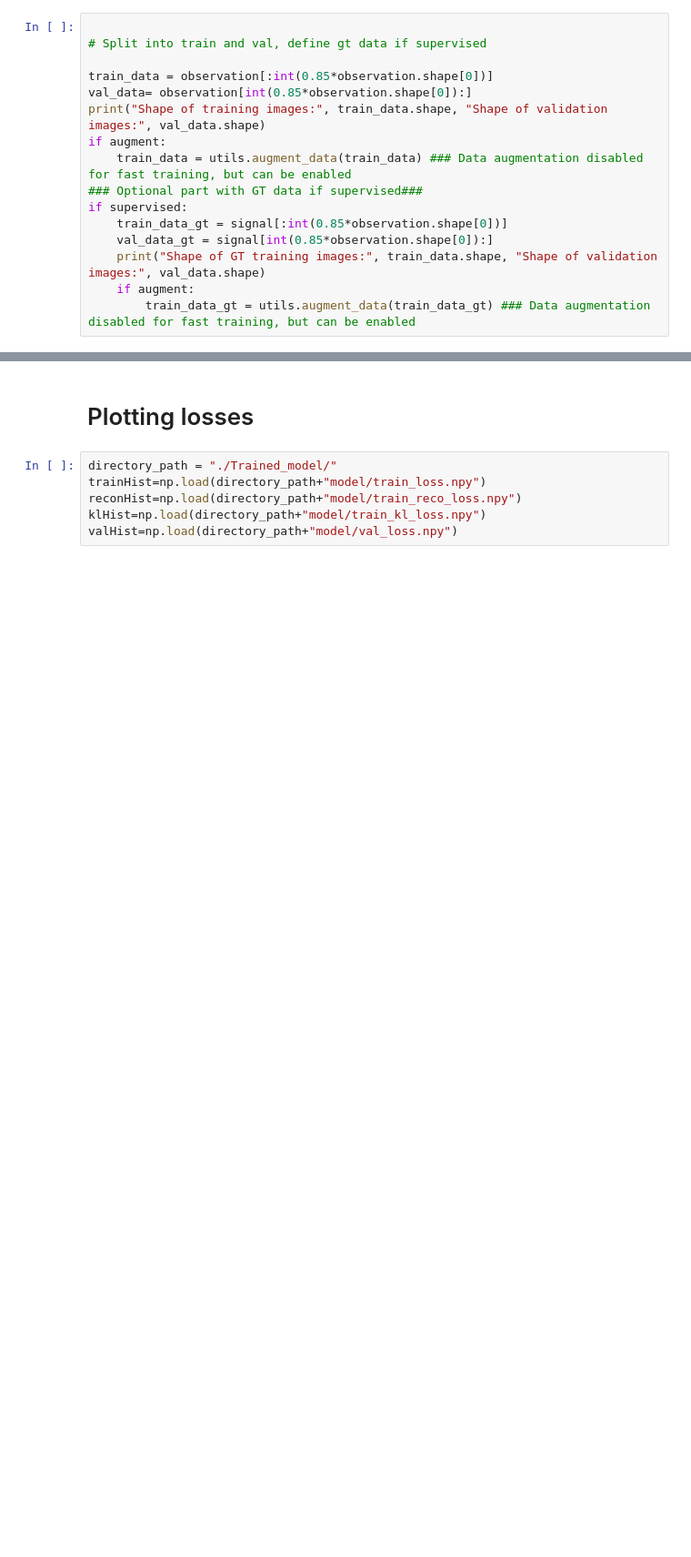
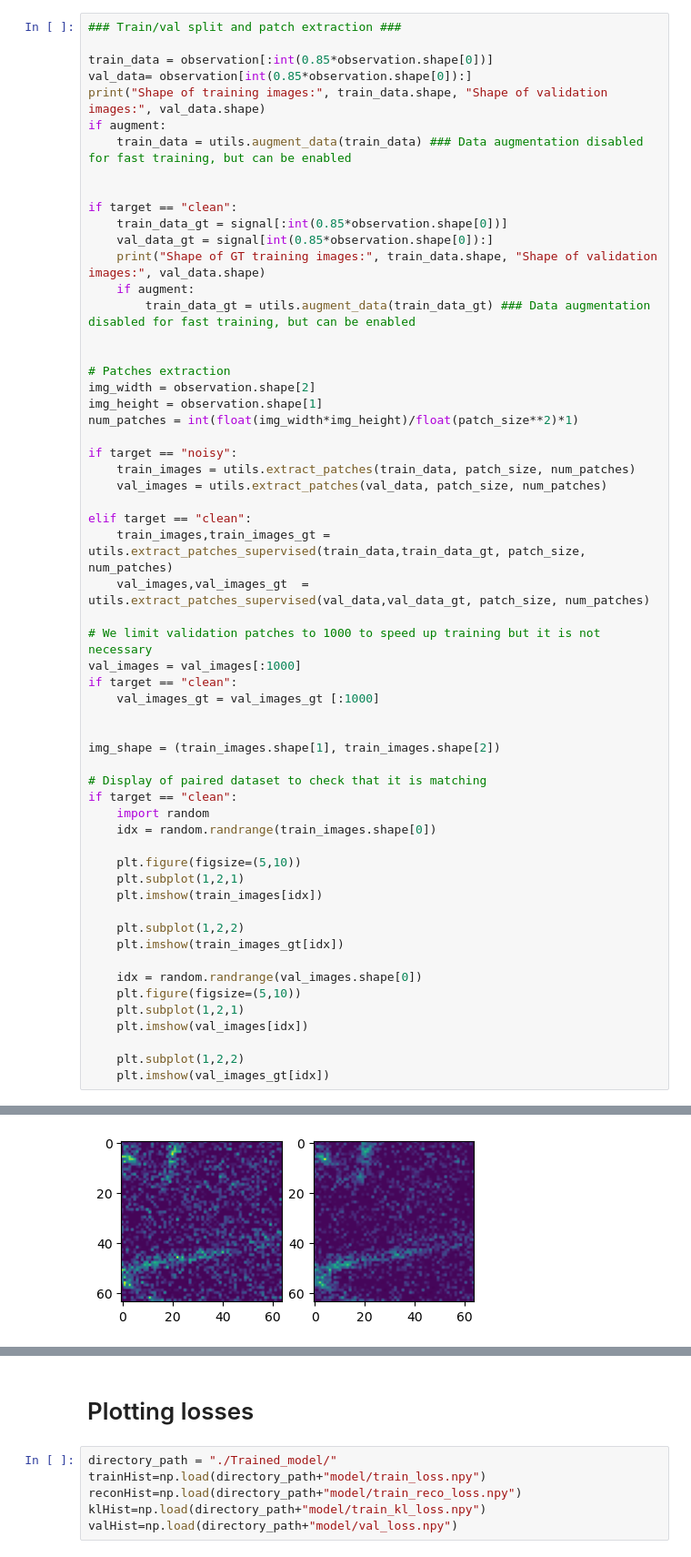
Before and after one commit to GuillaumeMinet/HDN_tests, a Jupyter notebook: MyScripts/Training_New.ipynb, the cells around one changed output, grey strips where cells are left out. Shown: that part at 91% size. Drawn from its saved outputs; the diff is of its cells as text; blank space fills up the shorter version.

```diff
--- a/MyScripts/Training_New.ipynb
+++ b/MyScripts/Training_New.ipynb
@@ -286,17 +219,59 @@ if checkNoiseModelDisplay:
 # %%
-
-# Split into train and val, define gt data if supervised
+### Train/val split and patch extraction ###
 
 train_data = observation[:int(0.85*observation.shape[0])]
 val_data= observation[int(0.85*observation.shape[0]):]
 print("Shape of training images:", train_data.shape, "Shape of validation images:", val_data.shape)
 if augment:
     train_data = utils.augment_data(train_data) ### Data augmentation disabled for fast training, but can be enabled
-### Optional part with GT data if supervised###
-if supervised:
+
+
+if target == "clean":
     train_data_gt = signal[:int(0.85*observation.shape[0])]
     val_data_gt = signal[int(0.85*observation.shape[0]):]
     print("Shape of GT training images:", train_data.shape, "Shape of validation images:", val_data.shape)
     if augment:
         train_data_gt = utils.augment_data(train_data_gt) ### Data augmentation disabled for fast training, but can be enabled
+
+
+# Patches extraction
+img_width = observation.shape[2]
+img_height = observation.shape[1]
+num_patches = int(float(img_width*img_height)/float(patch_size**2)*1)
+
+if target == "noisy":
+    train_images = utils.extract_patches(train_data, patch_size, num_patches)
+    val_images = utils.extract_patches(val_data, patch_size, num_patches)
+
+elif target == "clean":
+    train_images,train_images_gt = utils.extract_patches_supervised(train_data,train_data_gt, patch_size, num_patches)
+    val_images,val_images_gt  = utils.extract_patches_supervised(val_data,val_data_gt, patch_size, num_patches)
+
+# We limit validation patches to 1000 to speed up training but it is not necessary
+val_images = val_images[:1000]
+if target == "clean":
+    val_images_gt = val_images_gt [:1000]
+
+
+img_shape = (train_images.shape[1], train_images.shape[2])
+
+# Display of paired dataset to check that it is matching
+if target == "clean":
+    import random
+    idx = random.randrange(train_images.shape[0])
+
+    plt.figure(figsize=(5,10))
+    plt.subplot(1,2,1)
+    plt.imshow(train_images[idx])
+
+    plt.subplot(1,2,2)
+    plt.imshow(train_images_gt[idx])
+
+    idx = random.randrange(val_images.shape[0])
+    plt.figure(figsize=(5,10))
+    plt.subplot(1,2,1)
+    plt.imshow(val_images[idx])
+
+    plt.subplot(1,2,2)
+    plt.imshow(val_images_gt[idx])
 # %% [output]
@@ -304,0 +280 @@ Shape of GT training images: (21, 1392, 1392) Shape of validation images: (4, 13
+[figure, added]
```
Also changed, not shown: parts of 13 cells of this notebook, 6 other files.
